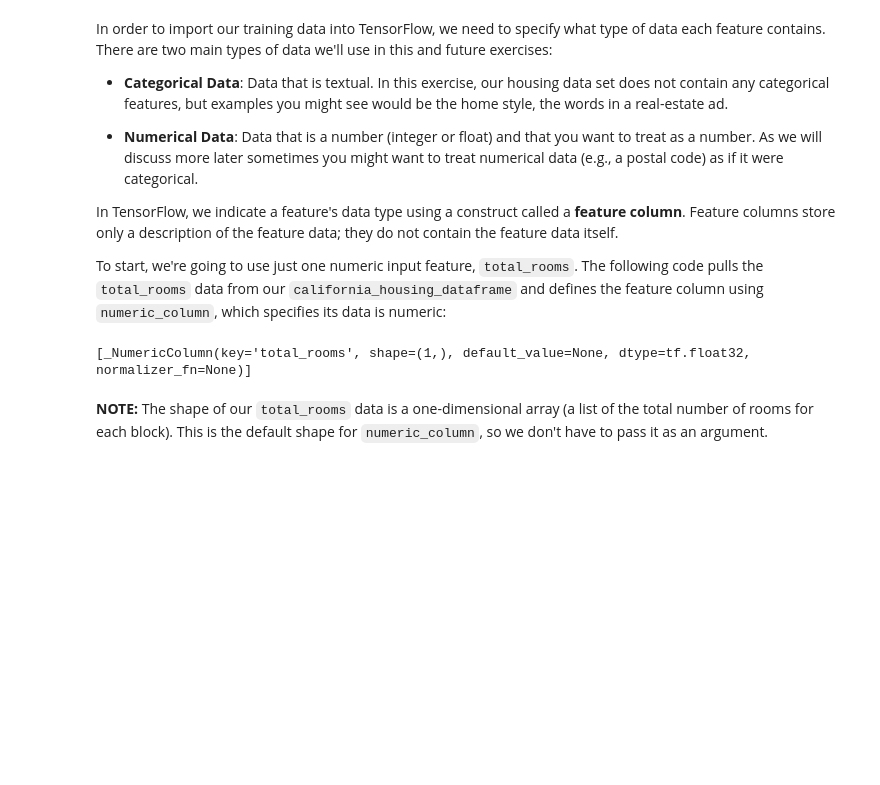
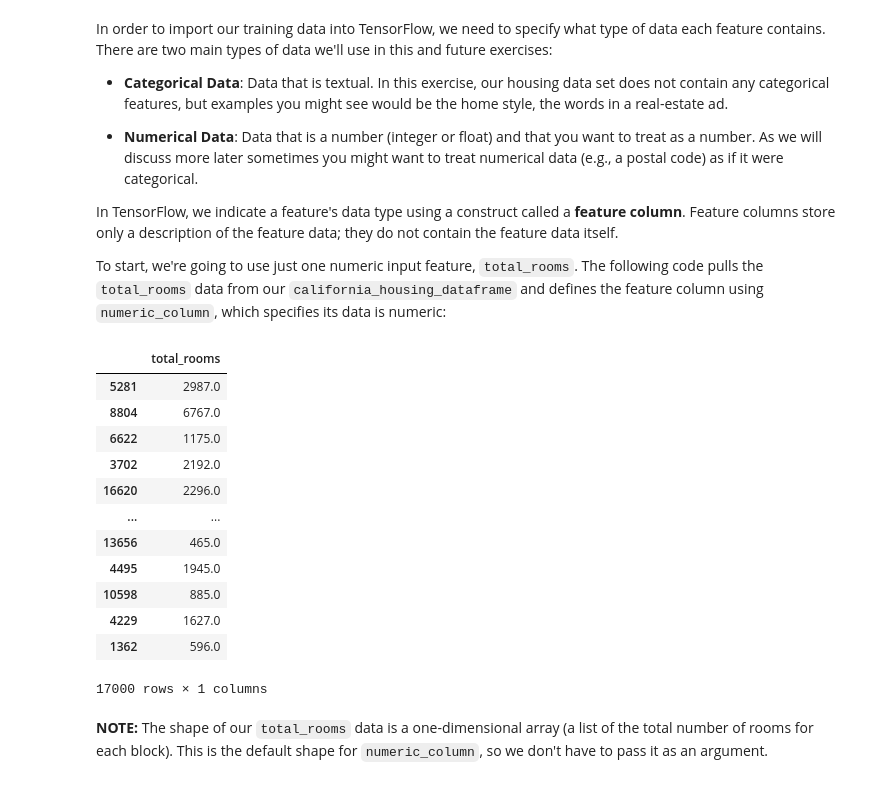
Before and after one commit to lyso/MLCC-Learn, a Jupyter notebook: first_steps_with_tensor_flow.ipynb, the cells around one changed output. Saved outputs shown, nothing was run; the diff lists cells and outputs as text; code cells hidden in the pictures; blank space fills up the shorter version.

```diff
--- a/first_steps_with_tensor_flow.ipynb
+++ b/first_steps_with_tensor_flow.ipynb
@@ -124,10 +124,22 @@ my_feature = california_housing_dataframe[["total_rooms"]]
 
 # Configure a numeric feature column for total_rooms.
 feature_columns = [tf.feature_column.numeric_column("total_rooms")]
-# %%
-feature_columns
-# %% [output]
-[_NumericColumn(key='total_rooms', shape=(1,), default_value=None, dtype=tf.float32, normalizer_fn=None)]
+# %%
+my_feature
+# %% [output]
+|  | total_rooms |
+| 5281 | 2987.0 |
+| 8804 | 6767.0 |
+| 6622 | 1175.0 |
+| 3702 | 2192.0 |
+| 16620 | 2296.0 |
+| ... | ... |
+| 13656 | 465.0 |
+| 4495 | 1945.0 |
+| 10598 | 885.0 |
+| 4229 | 1627.0 |
+| 1362 | 596.0 |
+17000 rows × 1 columns
 # %% [markdown]
 **NOTE:** The shape of our `total_rooms` data is a one-dimensional array (a list of the total number of rooms for each block). This is the default shape for `numeric_column`, so we don't have to pass it as an argument.
 # %% [markdown]
```
Also changed, not shown: parts of 9 cells of this notebook.
